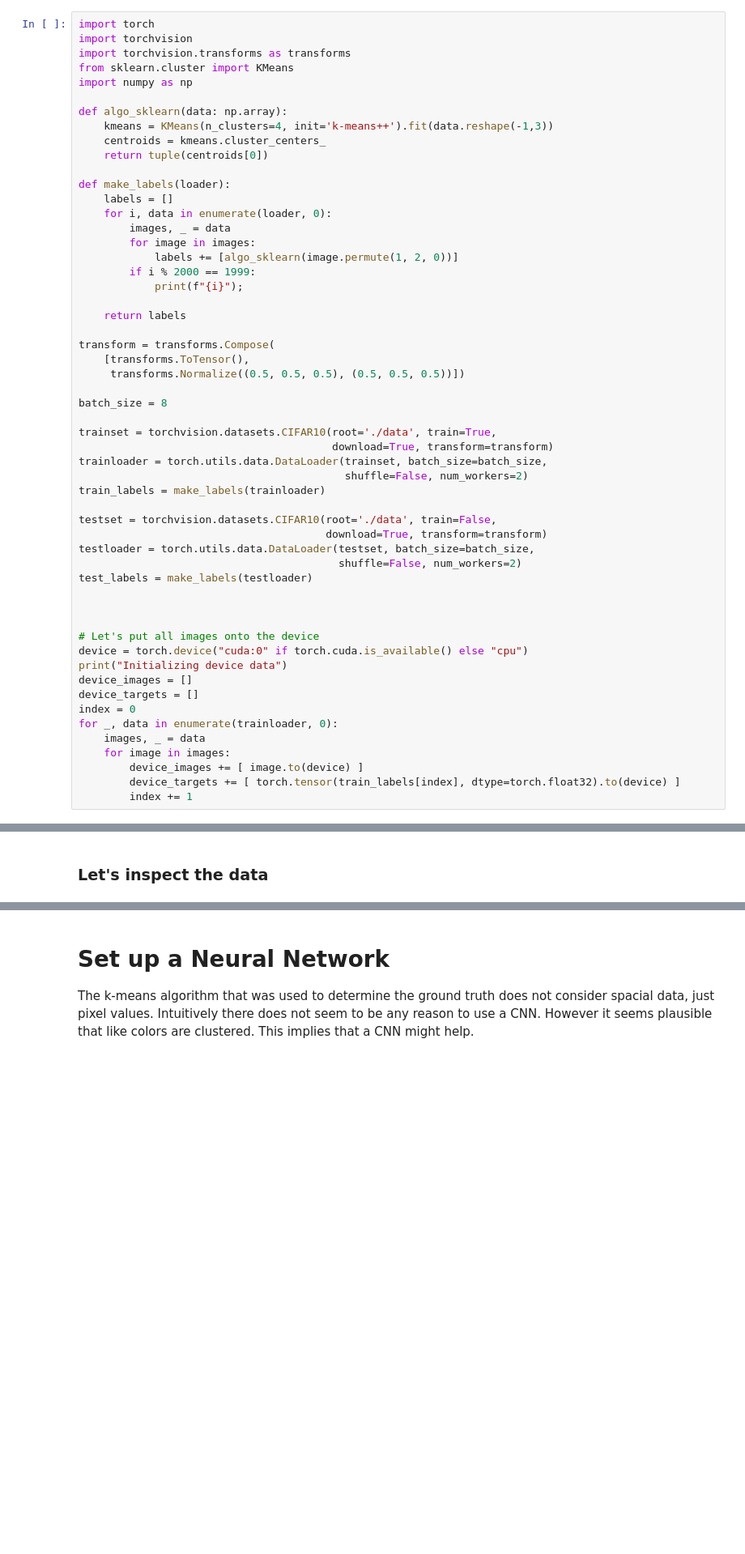
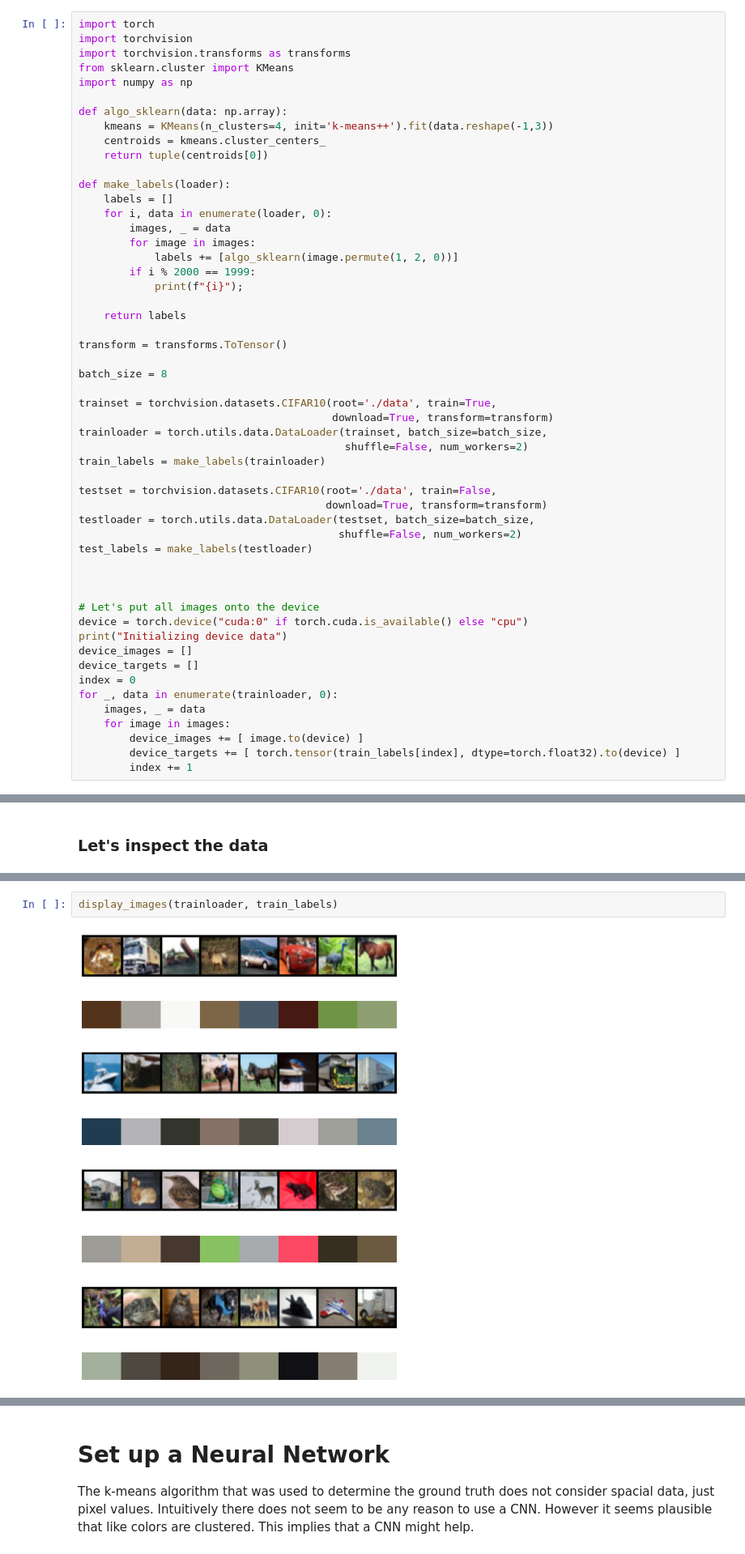
Before and after one commit to npapke/funbiance, a Jupyter notebook: doc/neural_net.ipynb, the cells around one changed output, grey strips where cells are left out. Shown: that part at 81% size. Cells and saved outputs as stored; diff of their text form; blank space fills up the shorter version.

```diff
--- a/doc/neural_net.ipynb
+++ b/doc/neural_net.ipynb
@@ -37,9 +37,7 @@ def make_labels(loader):
 
     return labels
 
-transform = transforms.Compose(
-    [transforms.ToTensor(),
-     transforms.Normalize((0.5, 0.5, 0.5), (0.5, 0.5, 0.5))])
+transform = transforms.ToTensor()
 
 batch_size = 8
 
@@ -128,0 +125,4 @@ print(' '.join(f'{train_labels[i]}' for j in range(batch_size)))
+# %%
+display_images(trainloader, train_labels)
+# %% [output]
+[figure, added]
```
Also changed, not shown: parts of 12 cells of this notebook.
